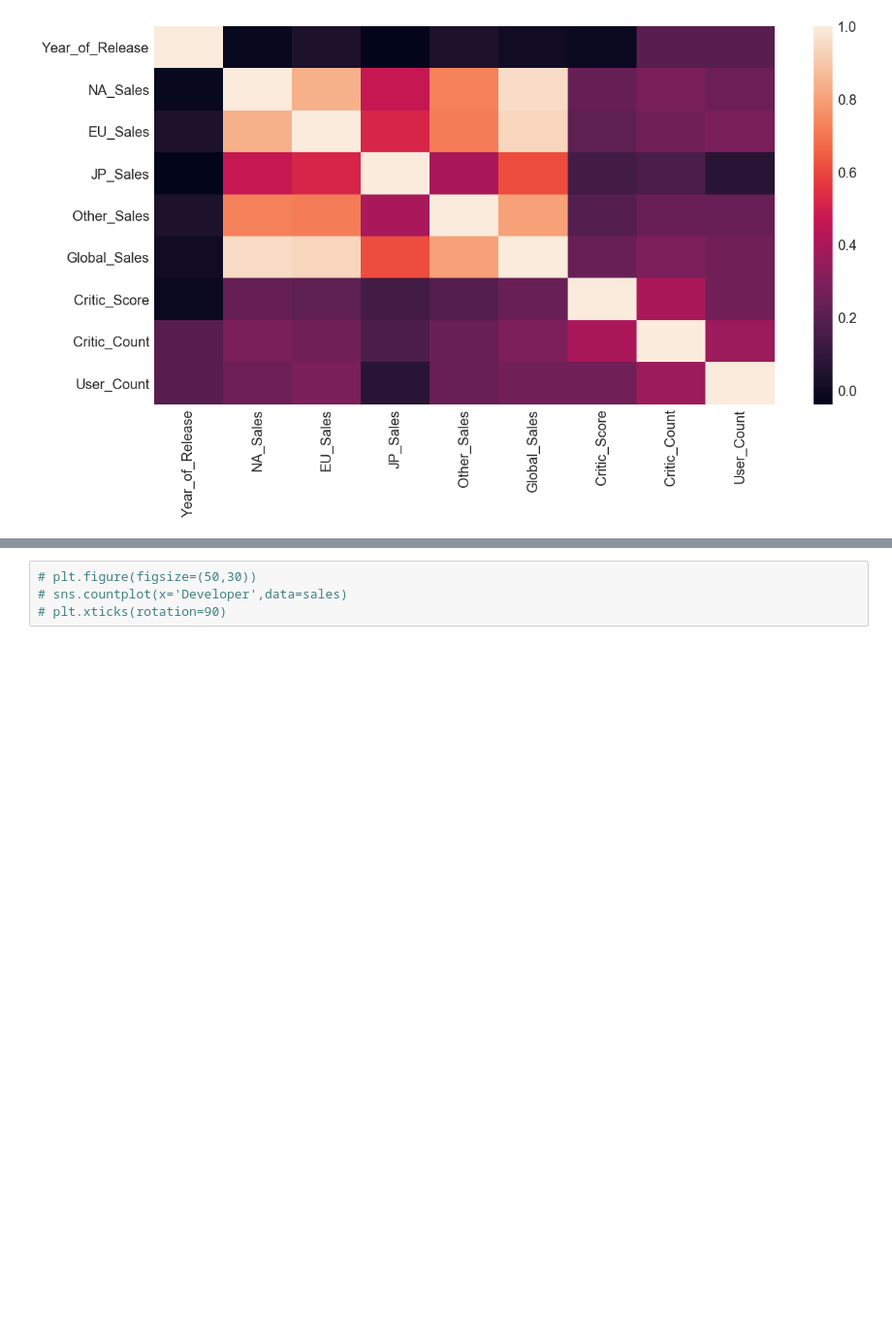
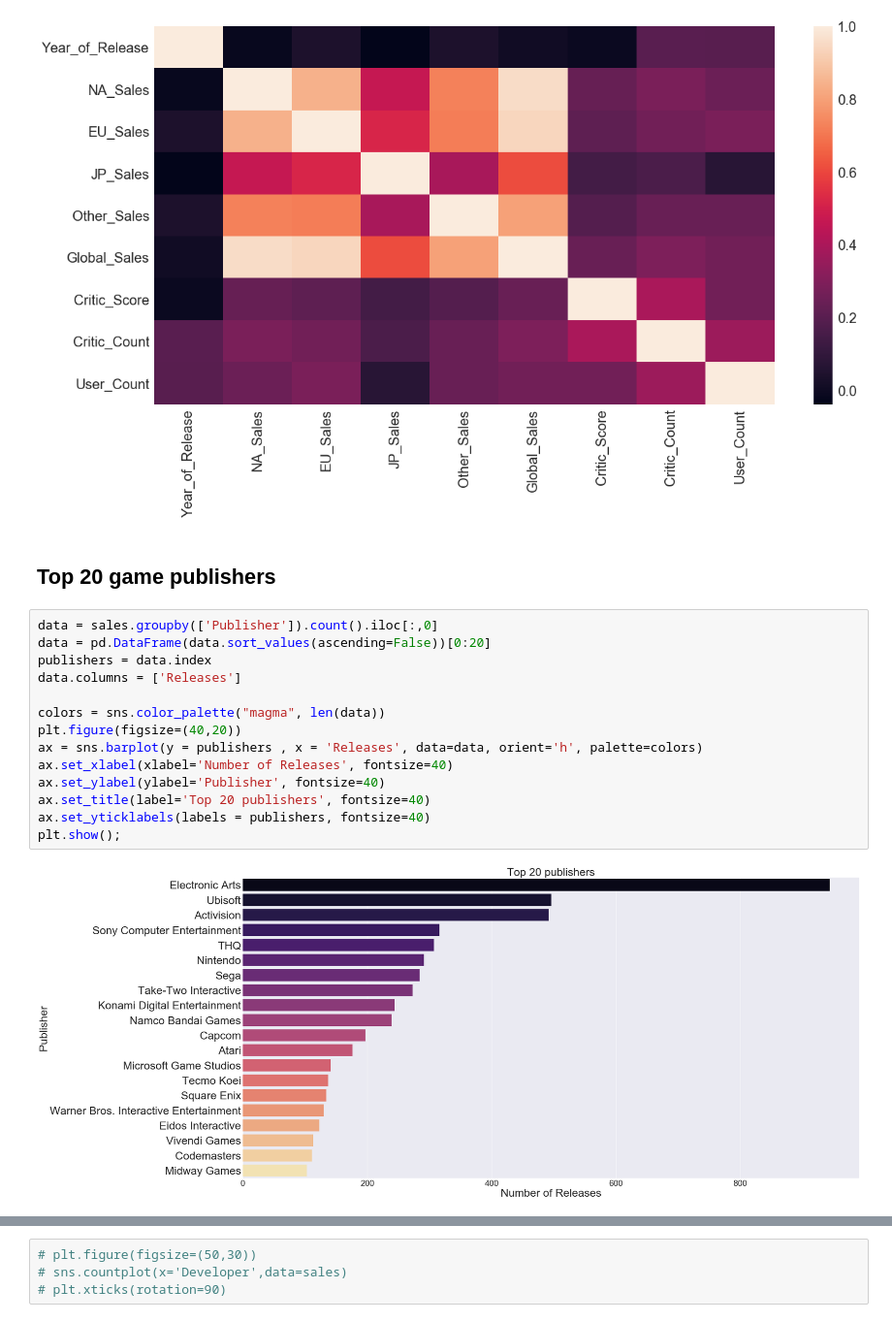
Before and after one commit to NejedlyJan/python_project, a Jupyter notebook: Python_seminarka.ipynb, the cells around one changed output, grey strips where cells are left out. Shown at 97% size. Drawn from its saved outputs; the diff is of its cells as text; blank space fills up the shorter version.

```diff
--- a/Python_seminarka.ipynb
+++ b/Python_seminarka.ipynb
@@ -128,3 +135,21 @@ sns.heatmap(sales.corr())
 # %% [output]
 <matplotlib.axes._subplots.AxesSubplot at 0x...>
 [figure]
+# %% [markdown]
+## Top 20 game publishers
+# %%
+data = sales.groupby(['Publisher']).count().iloc[:,0]
+data = pd.DataFrame(data.sort_values(ascending=False))[0:20]
+publishers = data.index
+data.columns = ['Releases']
+
+colors = sns.color_palette("magma", len(data))
+plt.figure(figsize=(40,20))
+ax = sns.barplot(y = publishers , x = 'Releases', data=data, orient='h', palette=colors)
+ax.set_xlabel(xlabel='Number of Releases', fontsize=40)
+ax.set_ylabel(ylabel='Publisher', fontsize=40)
+ax.set_title(label='Top 20 publishers', fontsize=40)
+ax.set_yticklabels(labels = publishers, fontsize=40)
+plt.show();
+# %% [output]
+[figure, added]
```
Also changed, not shown: parts of 53 cells of this notebook.
